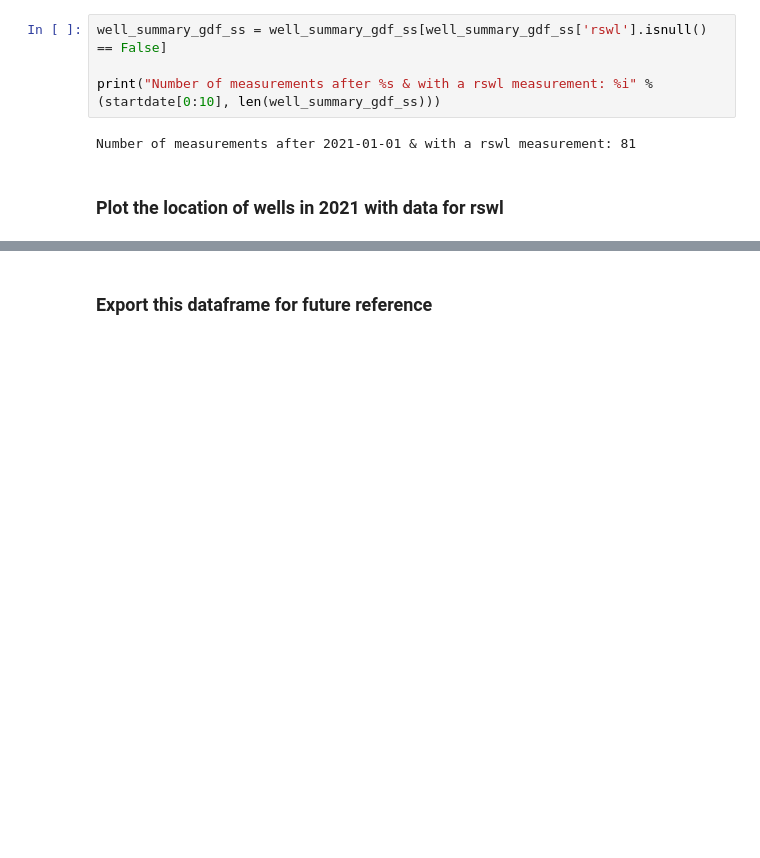
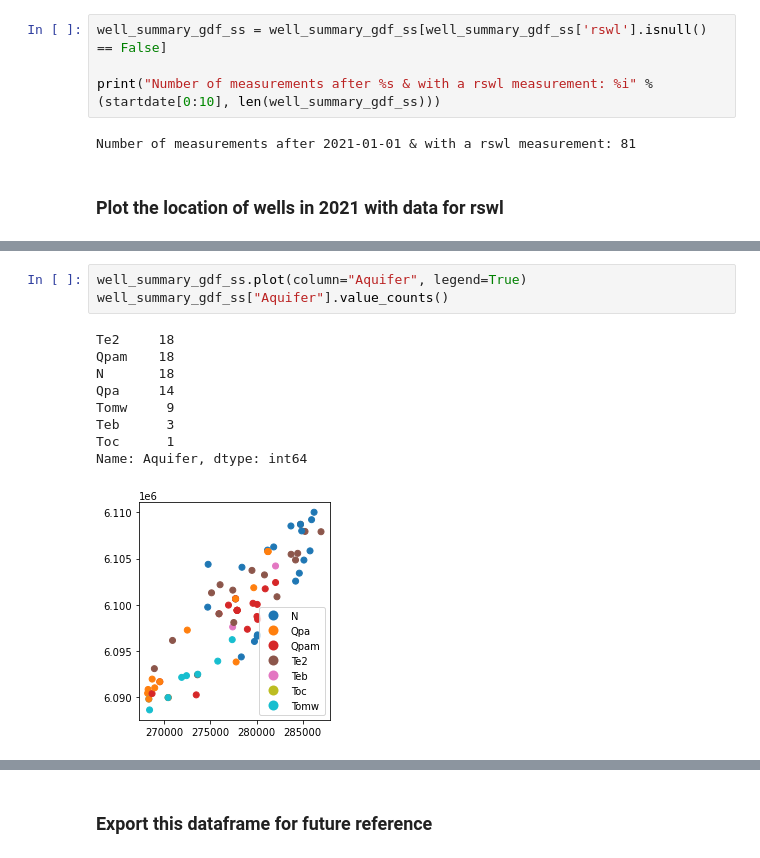
Before and after one commit to sarahkmarshall/willunga_wt, a Jupyter notebook: willunga_ts_wl.ipynb, the cells around one changed output, grey strips where cells are left out. Saved outputs shown, nothing was run; the diff lists cells and outputs as text; blank space fills up the shorter version.

```diff
--- a/willunga_ts_wl.ipynb
+++ b/willunga_ts_wl.ipynb
@@ -166,0 +182,13 @@ well_summary_gdf_ss.plot(column="rswl", legend=True)
+# %%
+well_summary_gdf_ss.plot(column="Aquifer", legend=True)
+well_summary_gdf_ss["Aquifer"].value_counts()
+# %% [output]
+Te2     18
+Qpam    18
+N       18
+Qpa     14
+Tomw     9
+Teb      3
+Toc      1
+Name: Aquifer, dtype: int64
+[figure, added]
```
Also changed, not shown: parts of 51 cells of this notebook.
